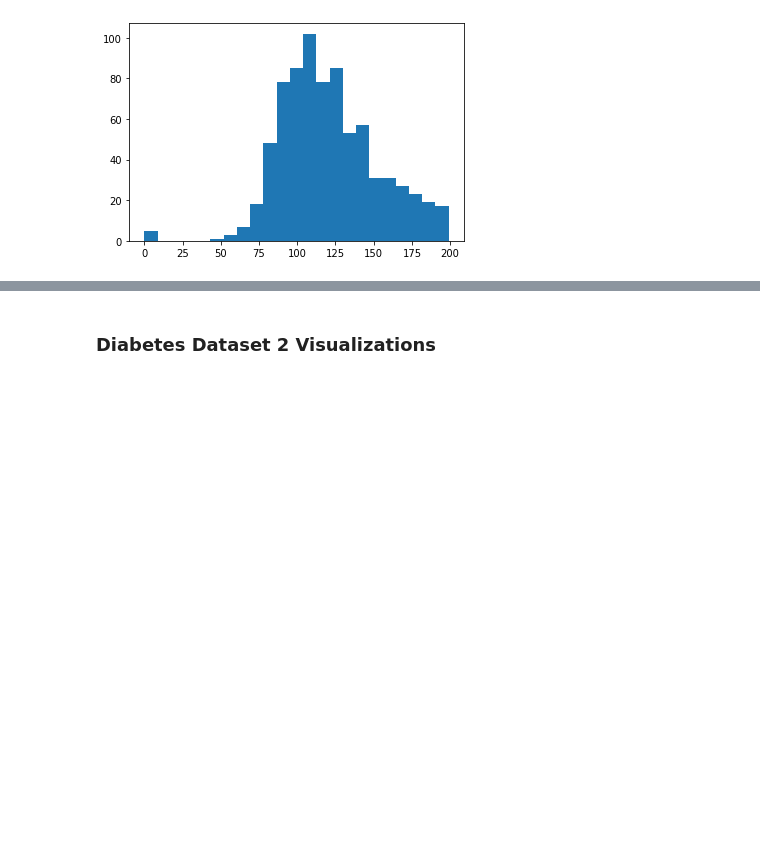
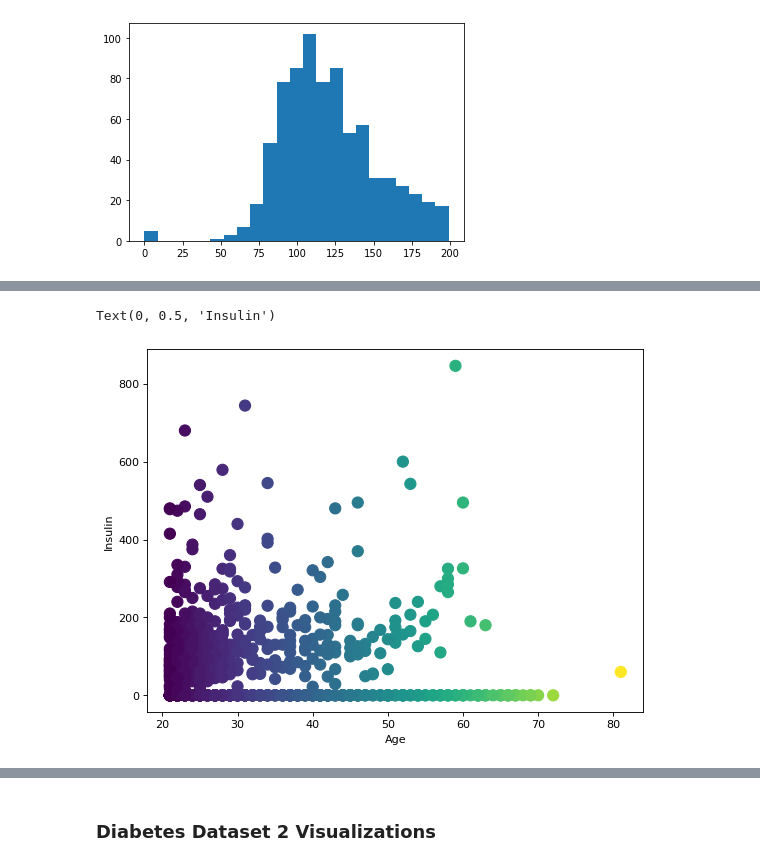
Before and after one commit to psalinas505/python-diabetes, a Jupyter notebook: Python_Diabetes_PS_NN_BB.ipynb, the cells around one changed output, grey strips where cells are left out. Drawn from its saved outputs; the diff is of its cells as text; code cells hidden in the pictures; blank space fills up the shorter version.

```diff
--- a/Python_Diabetes_PS_NN_BB.ipynb
+++ b/Python_Diabetes_PS_NN_BB.ipynb
@@ -238,0 +416,15 @@ n.size, bins.size
+# %%
+# Bubble plot
+
+'''
+From BB
+'''
+
+figure(num=None, figsize=(8, 6), dpi=80, facecolor='w', edgecolor='k')
+
+plt.scatter(diabetes['Age'], diabetes['Insulin'], c=diabetes['Age'], s=100)
+plt.xlabel('Age')
+plt.ylabel('Insulin')
+# %% [output]
+Text(0, 0.5, 'Insulin')
+[figure, added]
```
Also changed, not shown: parts of 41 cells of this notebook.
